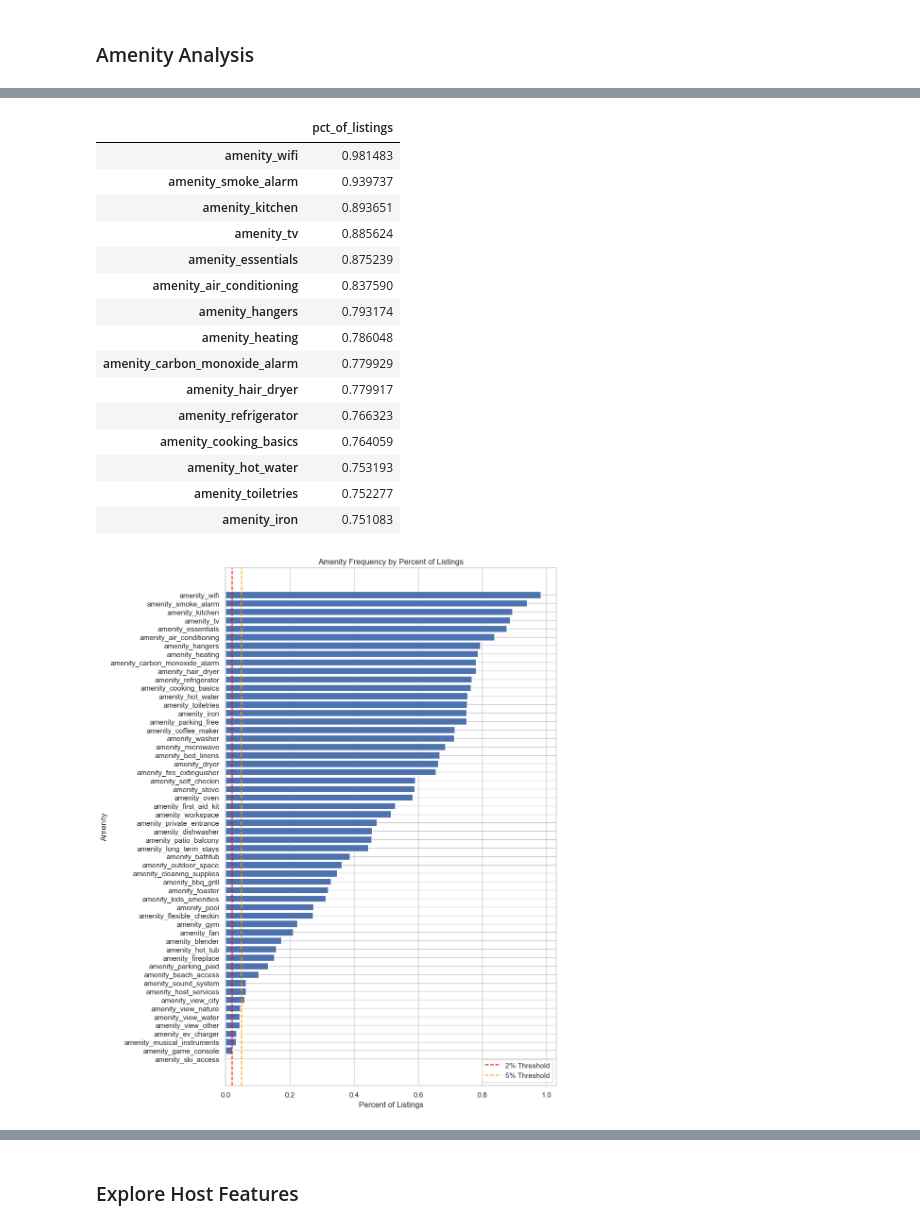
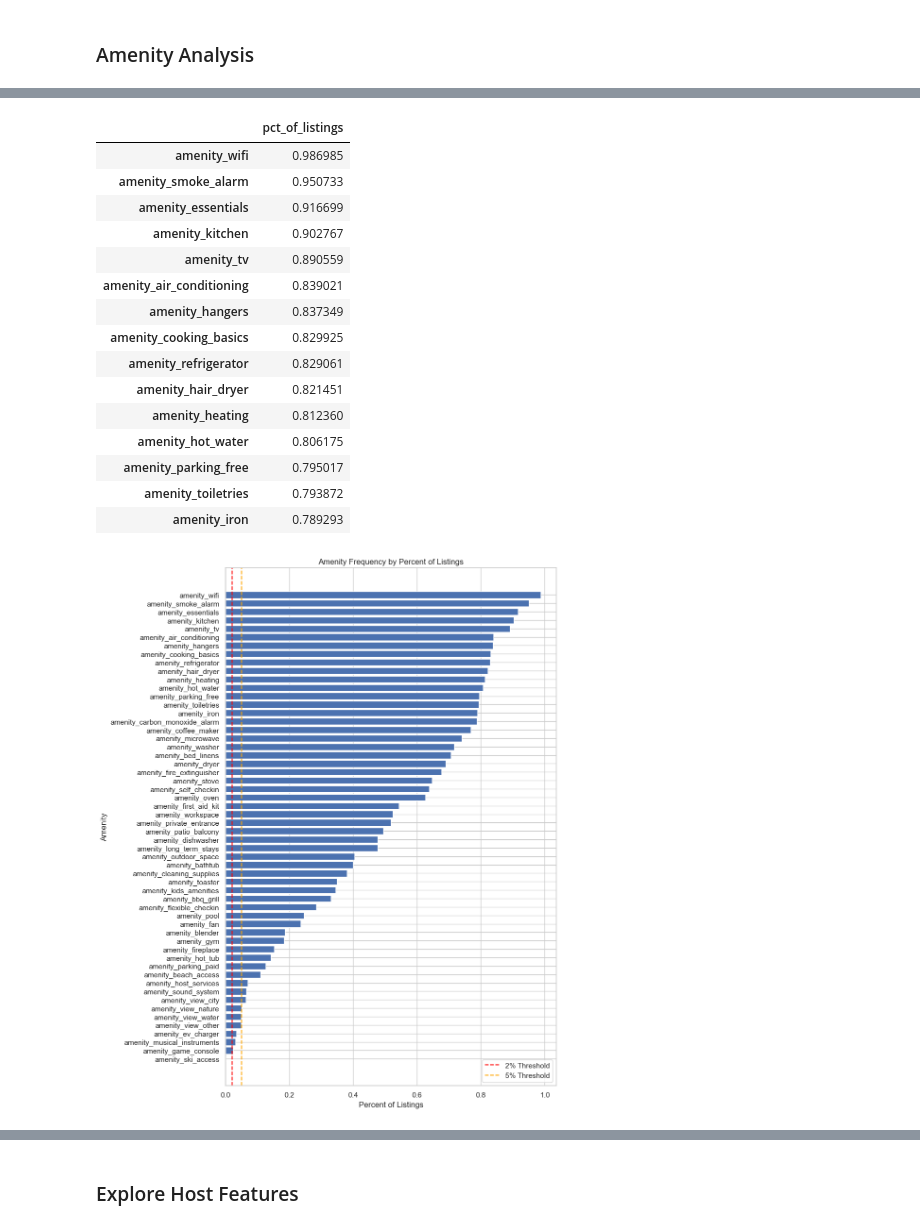
Before and after one commit to coco-martinez/capstone-2-airbnb-analysis, a Jupyter notebook: notebooks/02_eda.ipynb, the cells around one changed output, grey strips where cells are left out. Drawn from its saved outputs; the diff is of its cells as text; code cells hidden in the pictures.

```diff
--- a/notebooks/02_eda.ipynb
+++ b/notebooks/02_eda.ipynb
@@ -51,0 +33,12 @@ df = df.merge(city_lookup, on='id', how='left')
+# %%
+# loading both final datasets from data wrangling
+df_full = pd.read_csv('../data/processed/airbnb_full.csv')
+df_clean = pd.read_csv('../data/processed/airbnb_clean.csv')
+
+# using clean demand data for the main EDA
+df = df_clean.copy()
+
+print('Full dataset shape:', df_full.shape)
+print('Clean demand dataset shape:', df_clean.shape)
+
+df[['id', 'city', 'reviews_per_month']].head()
@@ -1068,44 +1055,42 @@ amenity_freq_df = (
     df_clean[amenity_cols]
     .mean()
     .sort_values(ascending=False)
-    .to_frame(name='pct_of_listings')
-)
+    .to_frame(name='pct_of_listings'))
 
 display(amenity_freq_df.head(15))
 # %% [output]
 |  | pct_of_listings |
-| amenity_wifi | 0.981483 |
-| amenity_smoke_alarm | 0.939737 |
-| amenity_kitchen | 0.893651 |
-| amenity_tv | 0.885624 |
-| amenity_essentials | 0.875239 |
-| amenity_air_conditioning | 0.837590 |
-| amenity_hangers | 0.793174 |
-| amenity_heating | 0.786048 |
-| amenity_carbon_monoxide_alarm | 0.779929 |
-| amenity_hair_dryer | 0.779917 |
-| amenity_refrigerator | 0.766323 |
-| amenity_cooking_basics | 0.764059 |
-| amenity_hot_water | 0.753193 |
-| amenity_toiletries | 0.752277 |
-| amenity_iron | 0.751083 |
+| amenity_wifi | 0.986985 |
+| amenity_smoke_alarm | 0.950733 |
+| amenity_essentials | 0.916699 |
+| amenity_kitchen | 0.902767 |
+| amenity_tv | 0.890559 |
+| amenity_air_conditioning | 0.839021 |
+| amenity_hangers | 0.837349 |
+| amenity_cooking_basics | 0.829925 |
+| amenity_refrigerator | 0.829061 |
+| amenity_hair_dryer | 0.821451 |
+| amenity_heating | 0.812360 |
+| amenity_hot_water | 0.806175 |
+| amenity_parking_free | 0.795017 |
+| amenity_toiletries | 0.793872 |
+| amenity_iron | 0.789293 |
 # %%
 amenity_freq_sorted = amenity_freq_df.sort_values(by='pct_of_listings')
 
 plt.figure(figsize=(10, 12))
 plt.barh(
     amenity_freq_sorted.index,
-    amenity_freq_sorted['pct_of_listings']
-)
+    amenity_freq_sorted['pct_of_listings'])
 
 plt.axvline(0.02, color='red', linestyle='--', label='2% Threshold')
 plt.axvline(0.05, color='orange', linestyle='--', label='5% Threshold')
 
 plt.title('Amenity Frequency by Percent of Listings')
 plt.xlabel('Percent of Listings')
 plt.ylabel('Amenity')
 plt.legend()
 plt.tight_layout()
 plt.show()
 # %% [output]
-[figure, old version]
+[figure, new version]
```
Also changed, not shown: parts of 62 cells of this notebook, 6 other files.
